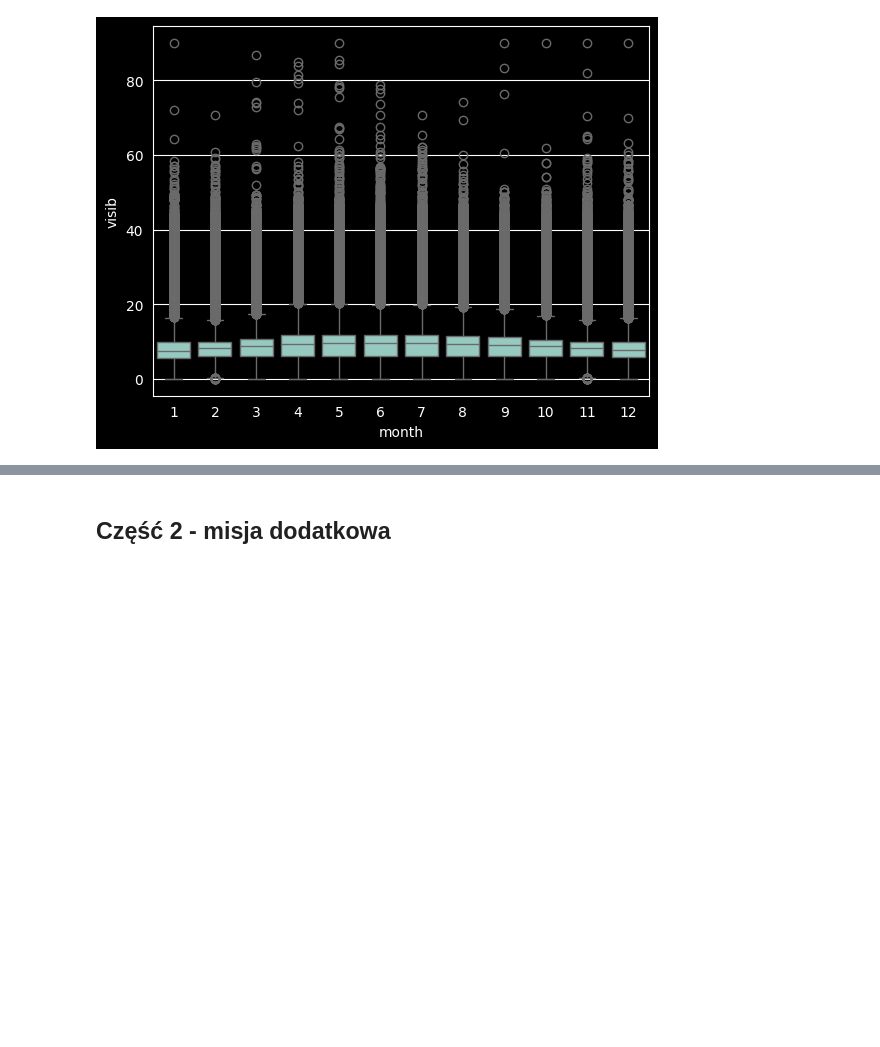
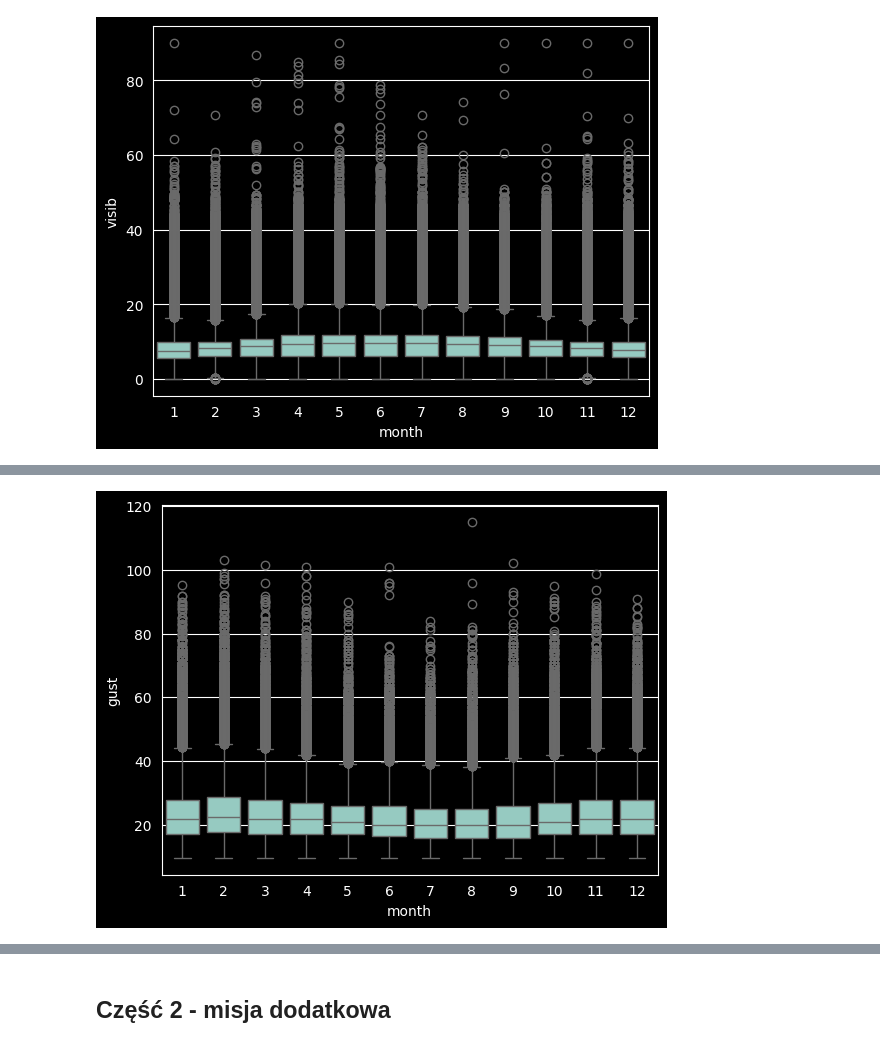
Before and after one commit to Matio004/PodstawyPrzetwarzaniaDuzychZbiorowDanych, a Jupyter notebook: zad2.ipynb, the cells around one changed output, grey strips where cells are left out. Saved outputs shown, nothing was run; the diff lists cells and outputs as text; code cells hidden in the pictures; blank space fills up the shorter version.

```diff
--- a/zad2.ipynb
+++ b/zad2.ipynb
@@ -72,0 +77,4 @@ sns.boxplot(daily_weather, x='month', y='visib');
+# %%
+sns.boxplot(extreme_weather, x='month', y='gust');
+# %% [output]
+[figure, added]
```
Also changed, not shown: parts of 15 cells of this notebook.
